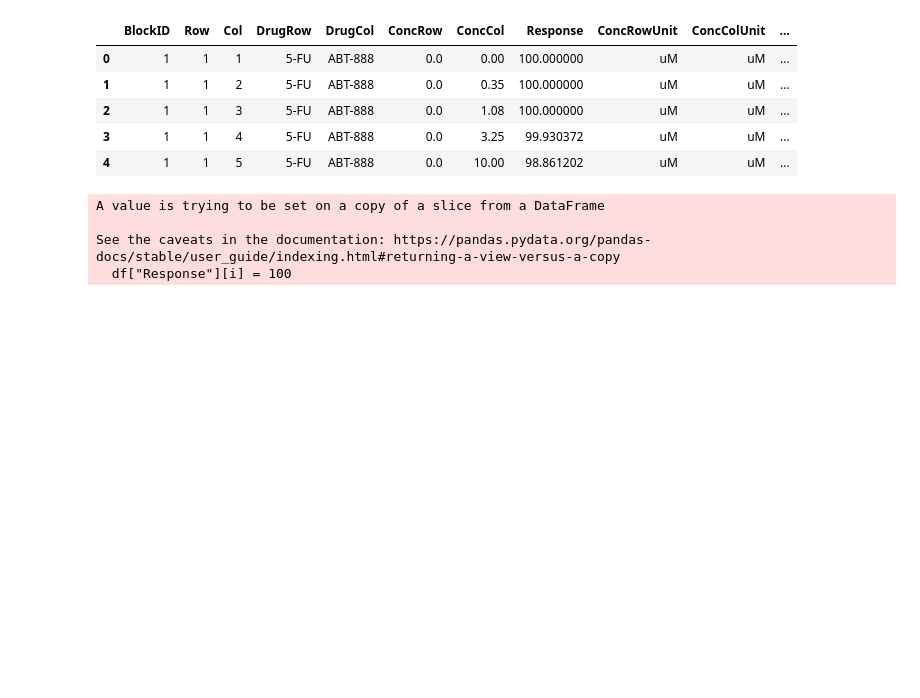
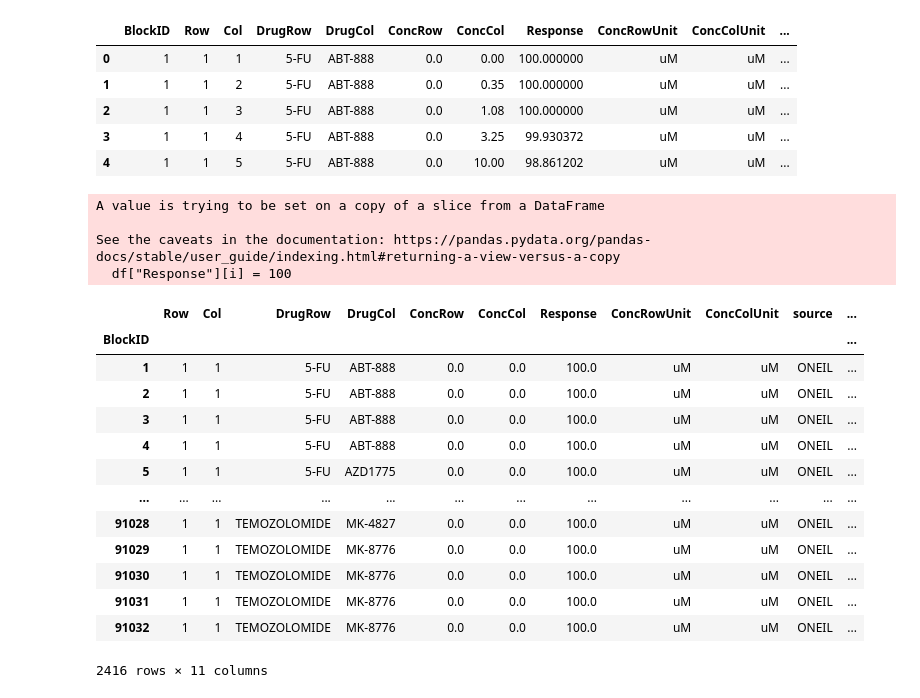
Before and after one commit to stefanhuber1510/marbleProject, a Jupyter notebook: scoring/reconstructGlobalClassifier.ipynb, the cells around one changed output. Cells and saved outputs as stored; diff of their text form; code cells hidden in the pictures; blank space fills up the shorter version.

```diff
--- a/scoring/reconstructGlobalClassifier.ipynb
+++ b/scoring/reconstructGlobalClassifier.ipynb
@@ -53,3 +53,5 @@ A value is trying to be set on a copy of a slice from a DataFrame
 
 See the caveats in the documentation: https://pandas.pydata.org/pandas-docs/stable/user_guide/indexing.html#returning-a-view-versus-a-copy
   df["Response"][i] = 100
+# %%
+dfGrouped = df.groupby("BlockID").first()
@@ -55,0 +60,17 @@ See the caveats in the documentation: https://pandas.pydata.org/pandas-docs/stab
+# %%
+dfGrouped[]
+# %% [output]
+|  | Row | Col | DrugRow | DrugCol | ConcRow | ConcCol | Response | ConcRowUnit | ConcColUnit | source | ... |
+| BlockID |  |  |  |  |  |  |  |  |  |  | ... |
+| 1 | 1 | 1 | 5-FU | ABT-888 | 0.0 | 0.0 | 100.0 | uM | uM | ONEIL | ... |
+| 2 | 1 | 1 | 5-FU | ABT-888 | 0.0 | 0.0 | 100.0 | uM | uM | ONEIL | ... |
+| 3 | 1 | 1 | 5-FU | ABT-888 | 0.0 | 0.0 | 100.0 | uM | uM | ONEIL | ... |
+| 4 | 1 | 1 | 5-FU | ABT-888 | 0.0 | 0.0 | 100.0 | uM | uM | ONEIL | ... |
+| 5 | 1 | 1 | 5-FU | AZD1775 | 0.0 | 0.0 | 100.0 | uM | uM | ONEIL | ... |
+| ... | ... | ... | ... | ... | ... | ... | ... | ... | ... | ... | ... |
+| 91028 | 1 | 1 | TEMOZOLOMIDE | MK-4827 | 0.0 | 0.0 | 100.0 | uM | uM | ONEIL | ... |
+| 91029 | 1 | 1 | TEMOZOLOMIDE | MK-8776 | 0.0 | 0.0 | 100.0 | uM | uM | ONEIL | ... |
+| 91030 | 1 | 1 | TEMOZOLOMIDE | MK-8776 | 0.0 | 0.0 | 100.0 | uM | uM | ONEIL | ... |
+| 91031 | 1 | 1 | TEMOZOLOMIDE | MK-8776 | 0.0 | 0.0 | 100.0 | uM | uM | ONEIL | ... |
+| 91032 | 1 | 1 | TEMOZOLOMIDE | MK-8776 | 0.0 | 0.0 | 100.0 | uM | uM | ONEIL | ... |
+2416 rows × 11 columns
```
Also changed, not shown: parts of 1 cell of this notebook, 3 other files.
